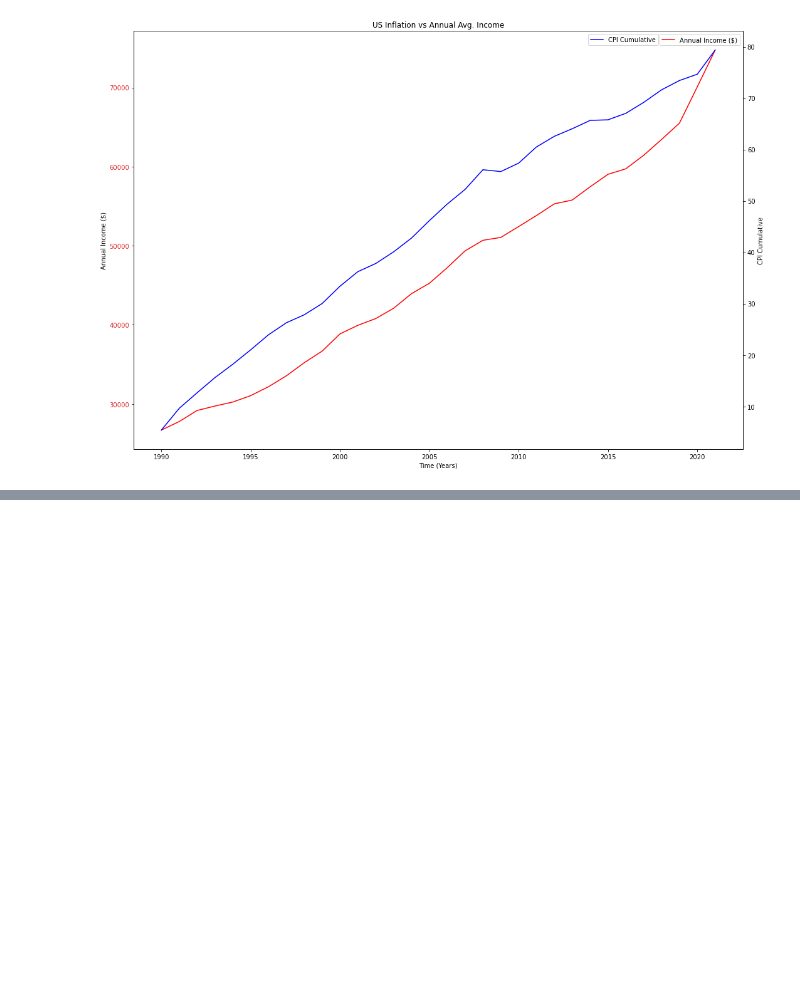
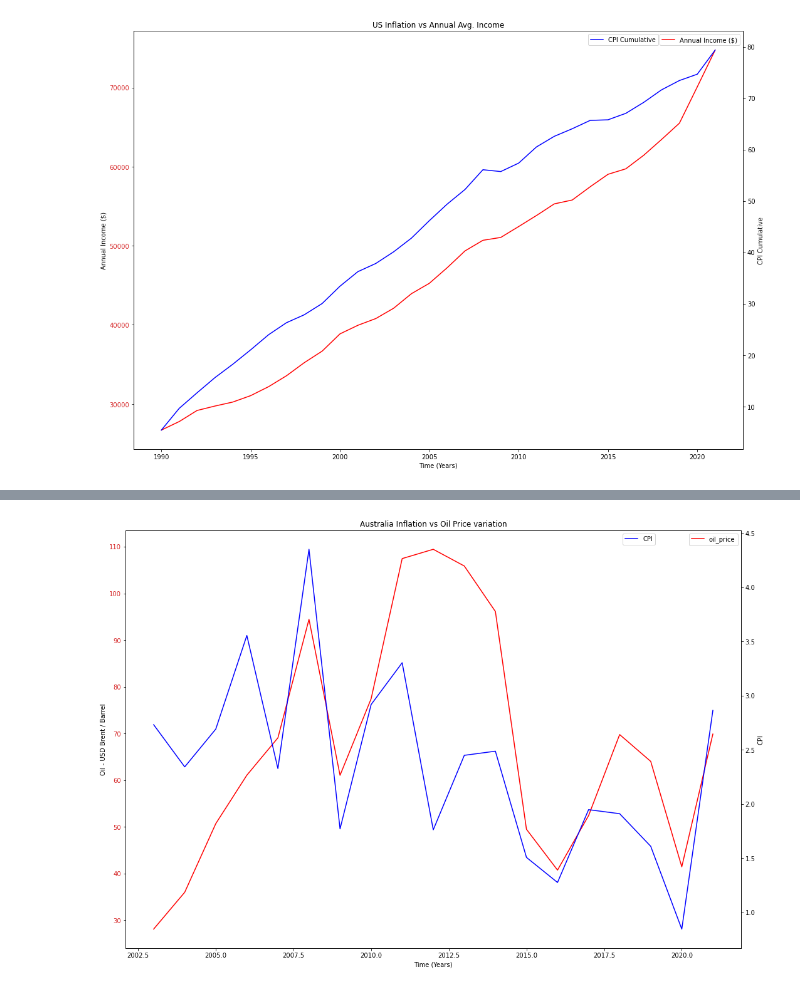
Before and after one commit to alphonsuscjw/07-project-1, a Jupyter notebook: project-1-acjw/code.ipynb, the cells around one changed output, grey strips where cells are left out. Drawn from its saved outputs; the diff is of its cells as text; code cells hidden in the pictures; blank space fills up the shorter version.

```diff
--- a/project-1-acjw/code.ipynb
+++ b/project-1-acjw/code.ipynb
@@ -244,0 +251,10 @@ plt.show()
+# %%
+# Trimming the AU and US Data Frame to get values from Years 2003 to 2021
+
+trim_AU_df = au_df.loc[au_df["Time"]>=2003]
+trim_AU_df = trim_AU_df.rename(columns={'Time':'year'})
+print(trim_AU_df)
+
+trim_US_df = us_df.loc[us_df["Time"]>=2003]
+trim_US_df = trim_US_df.rename(columns={'Time':'year'})
+print(trim_US_df)
@@ -244,0 +329,44 @@ plt.show()
+# %%
+# Assigning columns
+
+y2 = final_AU_oil_df["CPI"]
+x2 = final_AU_oil_df["oil_price"]
+x1 = final_AU_oil_df["year"]
+
+fig, ax1 = plt.subplots(figsize = (15,10))
+
+# Adding colors to each line
+color = 'tab:red'
+
+# Assigning labels to axes
+ax1.set_xlabel('Time (Years)')
+ax1.set_ylabel('Oil - USD Brent / Barrel')
+
+ax1.plot(x1, x2, color='r')
+
+# Adding tick parameters for oil price
+ax1.tick_params(axis='y', labelcolor=color)
+
+# Adding legend for oil price
+label2=['oil_price']
+plt.legend(label2, loc="best")
+
+# Plotting on 2 different axes
+ax2 = ax1.twinx()
+
+ax2.set_ylabel('CPI')
+
+ax2.plot(x1, y2, color='b')
+
+# Adding tick parameters for CPI
+ax2.tick_params(axis='y')
+
+fig.tight_layout()
+
+# Adding legend for CPI and graph title
+label1=['CPI']
+plt.legend(label1, loc="best", bbox_to_anchor=(0.866,0.9999))
+plt.title('Australia Inflation vs Oil Price variation')
+plt.show()
+# %% [output]
+[figure, added]
```
Also changed, not shown: parts of 15 cells of this notebook.
